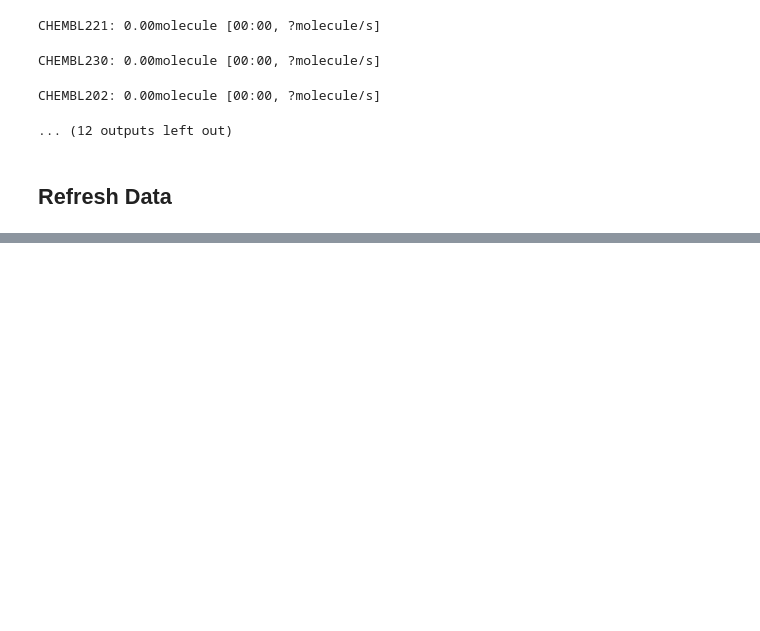
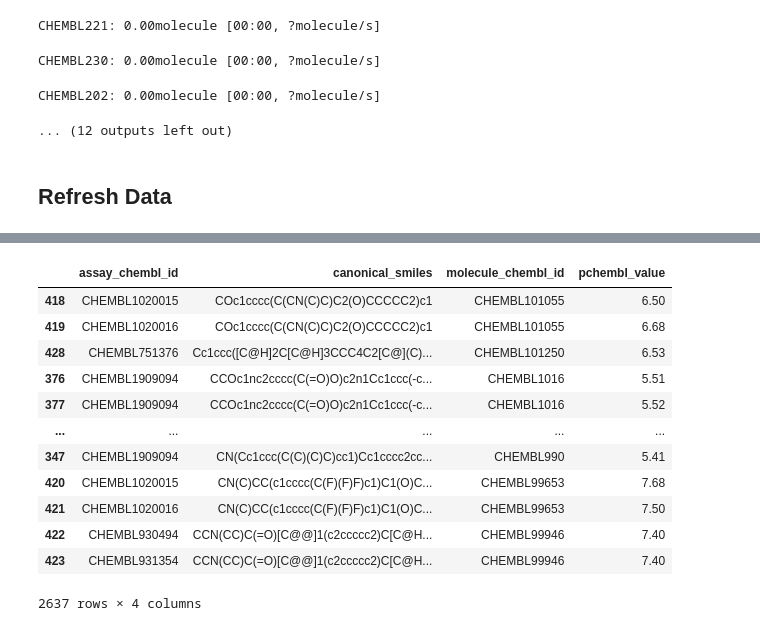
Before and after one commit to cthoyt/chembl-downloader, a Jupyter notebook: notebooks/cortes-ciriano-refresh.ipynb, the cells around one changed output, grey strips where cells are left out. Drawn from its saved outputs; the diff is of its cells as text; code cells hidden in the pictures; blank space fills up the shorter version.

```diff
--- a/notebooks/cortes-ciriano-refresh.ipynb
+++ b/notebooks/cortes-ciriano-refresh.ipynb
@@ -134,0 +157,25 @@ summary_df
+# %%
+molecule_chembl_id = "CHEMBL222"
+
+i = sorted(set(
+    new_dfs[molecule_chembl_id].molecule_chembl_id).intersection(
+        old_dfs[molecule_chembl_id].molecule_chembl_id
+))
+# %%
+idx = new_dfs[molecule_chembl_id].molecule_chembl_id.isin(i)
+aa = new_dfs["CHEMBL222"][idx].sort_values("molecule_chembl_id")
+aa
+# %% [output]
+|  | assay_chembl_id | canonical_smiles | molecule_chembl_id | pchembl_value |
+| 418 | CHEMBL1020015 | COc1cccc(C(CN(C)C)C2(O)CCCCC2)c1 | CHEMBL101055 | 6.50 |
+| 419 | CHEMBL1020016 | COc1cccc(C(CN(C)C)C2(O)CCCCC2)c1 | CHEMBL101055 | 6.68 |
+| 428 | CHEMBL751376 | Cc1ccc([C@H]2C[C@H]3CCC4C2[C@](C)... | CHEMBL101250 | 6.53 |
+| 376 | CHEMBL1909094 | CCOc1nc2cccc(C(=O)O)c2n1Cc1ccc(-c... | CHEMBL1016 | 5.51 |
+| 377 | CHEMBL1909094 | CCOc1nc2cccc(C(=O)O)c2n1Cc1ccc(-c... | CHEMBL1016 | 5.52 |
+| ... | ... | ... | ... | ... |
+| 347 | CHEMBL1909094 | CN(Cc1ccc(C(C)(C)C)cc1)Cc1cccc2cc... | CHEMBL990 | 5.41 |
+| 420 | CHEMBL1020015 | CN(C)CC(c1cccc(C(F)(F)F)c1)C1(O)C... | CHEMBL99653 | 7.68 |
+| 421 | CHEMBL1020016 | CN(C)CC(c1cccc(C(F)(F)F)c1)C1(O)C... | CHEMBL99653 | 7.50 |
+| 422 | CHEMBL930494 | CCN(CC)C(=O)[C@@]1(c2ccccc2)C[C@H... | CHEMBL99946 | 7.40 |
+| 423 | CHEMBL931354 | CCN(CC)C(=O)[C@@]1(c2ccccc2)C[C@H... | CHEMBL99946 | 7.40 |
+2637 rows × 4 columns
```
Also changed, not shown: parts of 9 cells of this notebook, 1 other file.
